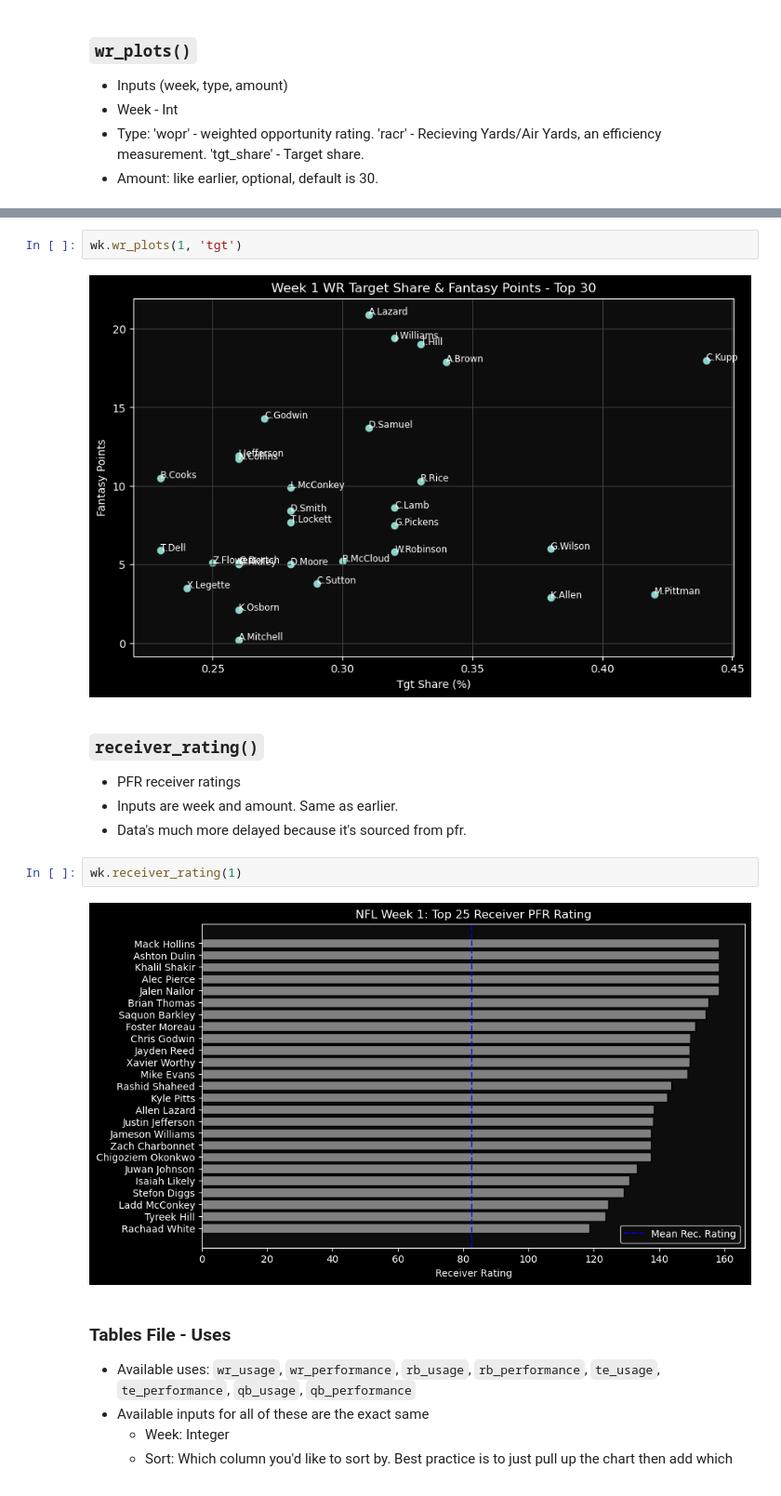
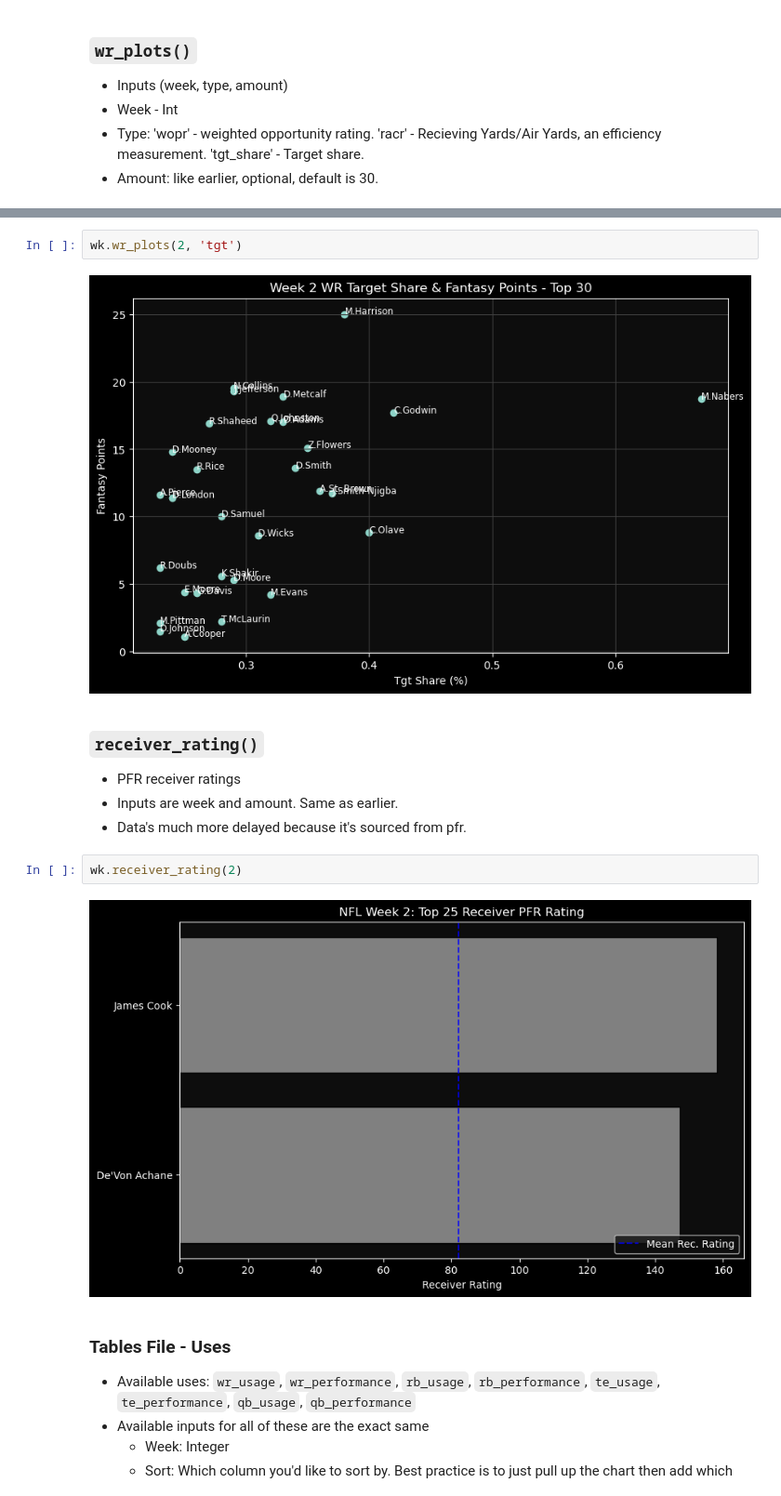
Before and after one commit to prestonf99/NFL-Fun, a Jupyter notebook: Library.ipynb, the cells around one changed output, grey strips where cells are left out. Shown: that part at 93% size. Cells and saved outputs as stored; diff of their text form.

```diff
--- a/Library.ipynb
+++ b/Library.ipynb
@@ -50,16 +52,16 @@ Efficient player's ratio is generally 1 or higher
 # %%
-wk.wr_plots(1, 'tgt')
+wk.wr_plots(2, 'tgt')
 # %% [output]
-[figure, old version]
+[figure, new version]
 # %% [markdown]
 ### `receiver_rating()`
 * PFR receiver ratings
 * Inputs are week and amount. Same as earlier.
 * Data's much more delayed because it's sourced from pfr.
 # %%
-wk.receiver_rating(1)
+wk.receiver_rating(2)
 # %% [output]
-[figure, old version]
+[figure, new version]
 # %% [markdown]
 ### Tables File - Uses
 
```
Also changed, not shown: parts of 19 cells of this notebook, 4 other files.
